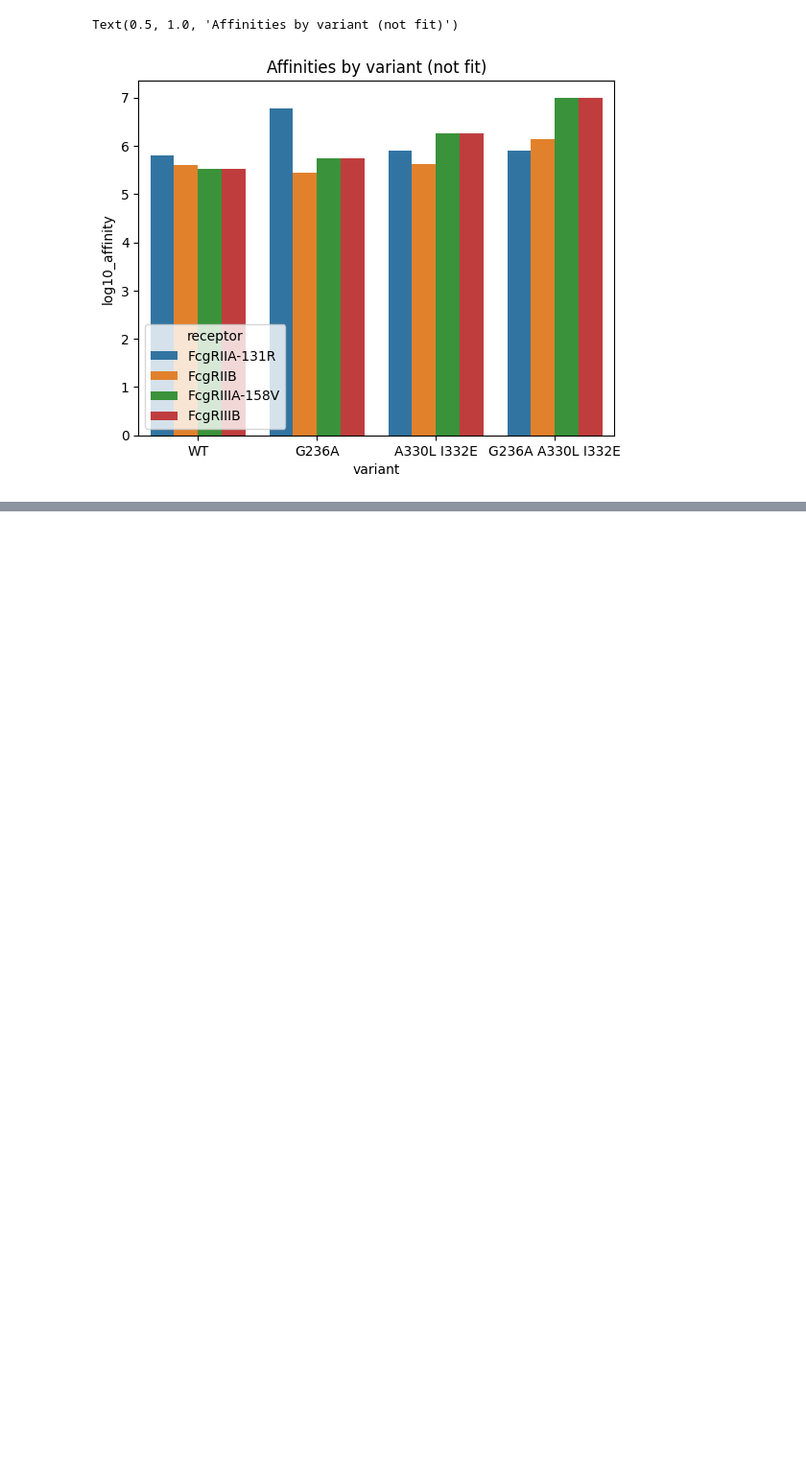
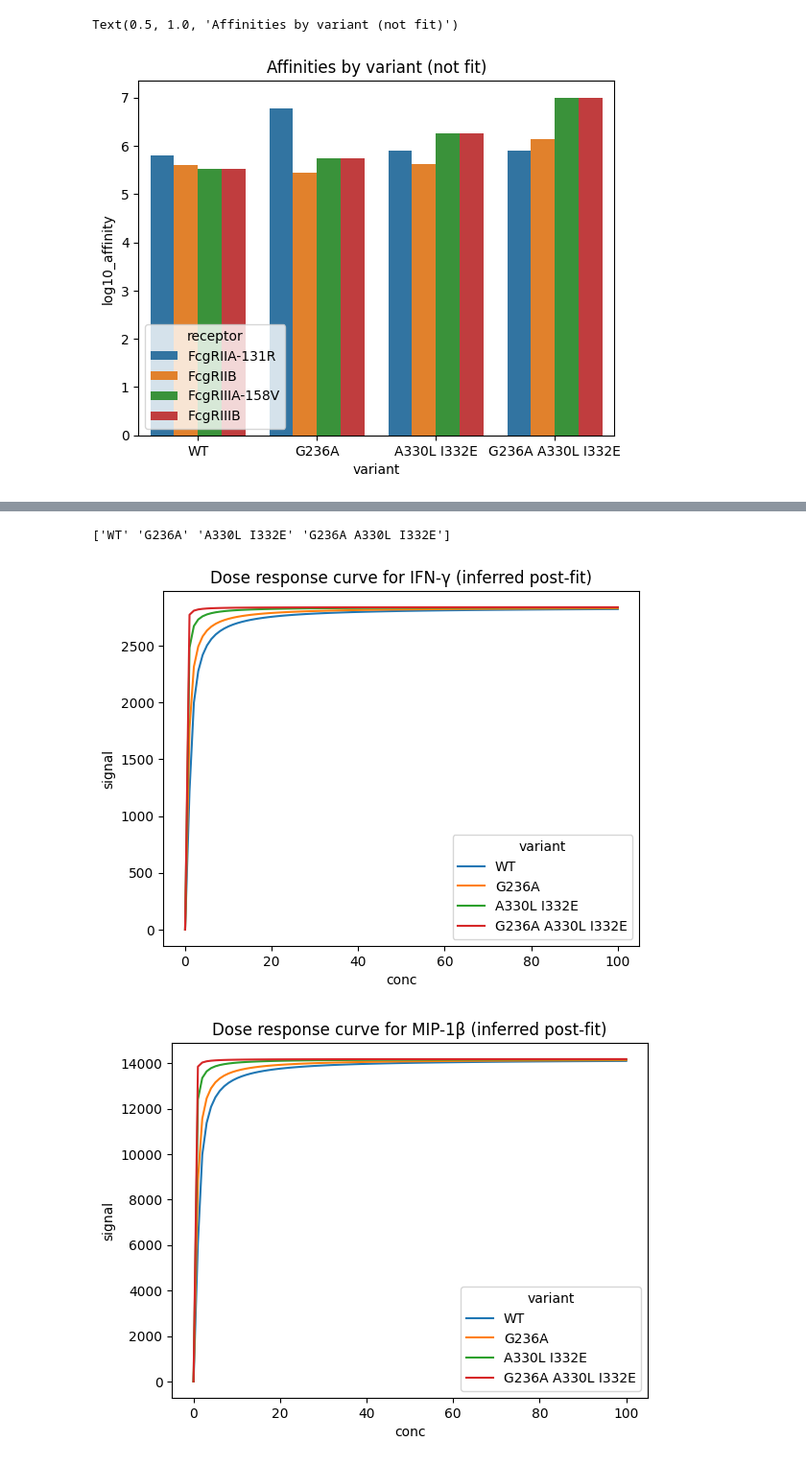
Before and after one commit to meyer-lab/cetuximab-binding-model, a Jupyter notebook: run.ipynb, the cells around one changed output, grey strips where cells are left out. Shown at 96% size. Saved outputs shown, nothing was run; the diff lists cells and outputs as text; code cells hidden in the pictures; blank space fills up the shorter version.

Commit message:
dose response curve

```diff
--- a/run.ipynb
+++ b/run.ipynb
@@ -102,0 +121,39 @@ ab_ag_coefficient:  14.999838766773149
+# %%
+# interpolate / extrapolate model to other Ab concentrations
+result_polate_frame = result.copy().drop(columns=["signal_inferred", "se", "signal"])
+
+variants = result_polate_frame["variant"].unique()
+print(variants)
+
+dfs = []
+for variant in variants:
+    cytokines = result_polate_frame["cytokine"].unique()
+    for cytokine in cytokines:
+        variant_frame_df = result_polate_frame[(result_polate_frame["variant"] == variant) & (result_polate_frame["cytokine"] == cytokine)]
+
+        # generate a range of Ab concentrations
+        ab_conc_range = np.linspace(0, 100, 100)
+
+        # make rows for each concentration, copying all other values
+        for ab_conc in ab_conc_range:
+            # get first
+            new_row = variant_frame_df.iloc[0].copy()
+            new_row["conc"] = ab_conc
+            dfs.append(new_row)
+
+# combine dfs
+result_polate = pd.DataFrame(dfs).reset_index(drop=True)
+
+result_polate["signal"] = infer_signal(result_polate)
+
+
+for cytokine in result_polate["cytokine"].unique():
+    cytokine_df = result_polate[result_polate["cytokine"] == cytokine]
+    # plot dose response curve
+    ax = sns.lineplot(x="conc", y="signal", hue="variant", data=cytokine_df)
+    ax.set_title(f"Dose response curve for {cytokine} (inferred post-fit)")
+    plt.show()
+# %% [output]
+['WT' 'G236A' 'A330L I332E' 'G236A A330L I332E']
+[figure, added]
+[figure, added]
```
Also changed, not shown: parts of 8 cells of this notebook, 1 other file.
